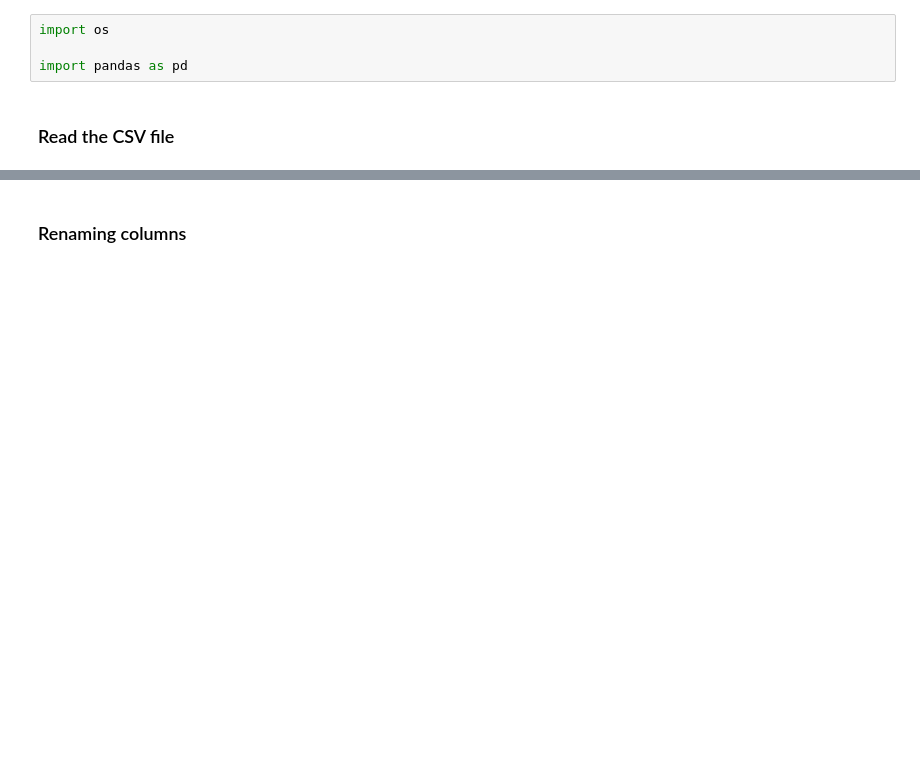
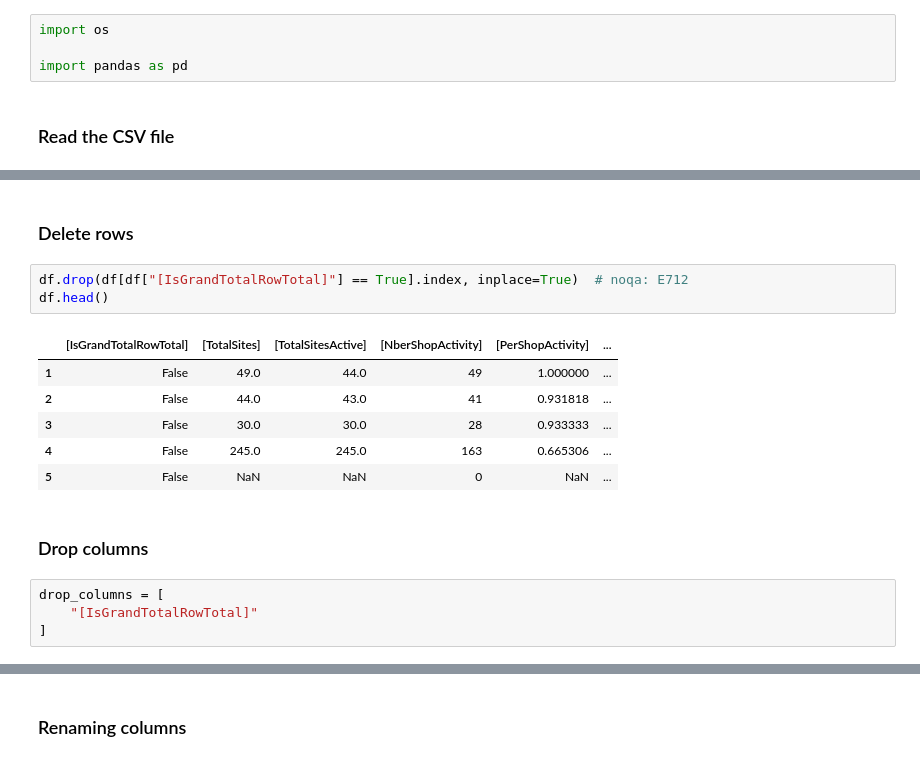
Before and after one commit to Macktireh/CSVProcessing, a Jupyter notebook: notebook.ipynb, the cells around one changed output, grey strips where cells are left out. Drawn from its saved outputs; the diff is of its cells as text; blank space fills up the shorter version.

```diff
--- a/notebook.ipynb
+++ b/notebook.ipynb
@@ -21,0 +22,18 @@ df.head()
+# %% [markdown]
+### Delete rows
+# %%
+df.drop(df[df["[IsGrandTotalRowTotal]"] == True].index, inplace=True)  # noqa: E712
+df.head()
+# %% [output]
+|  | [IsGrandTotalRowTotal] | [TotalSites] | [TotalSitesActive] | [NberShopActivity] | [PerShopActivity] | ... |
+| 1 | False | 49.0 | 44.0 | 49 | 1.000000 | ... |
+| 2 | False | 44.0 | 43.0 | 41 | 0.931818 | ... |
+| 3 | False | 30.0 | 30.0 | 28 | 0.933333 | ... |
+| 4 | False | 245.0 | 245.0 | 163 | 0.665306 | ... |
+| 5 | False | NaN | NaN | 0 | NaN | ... |
+# %% [markdown]
+### Drop columns
+# %%
+drop_columns = [
+    "[IsGrandTotalRowTotal]"
+]
```
Also changed, not shown: parts of 16 cells of this notebook, 3 other files.
